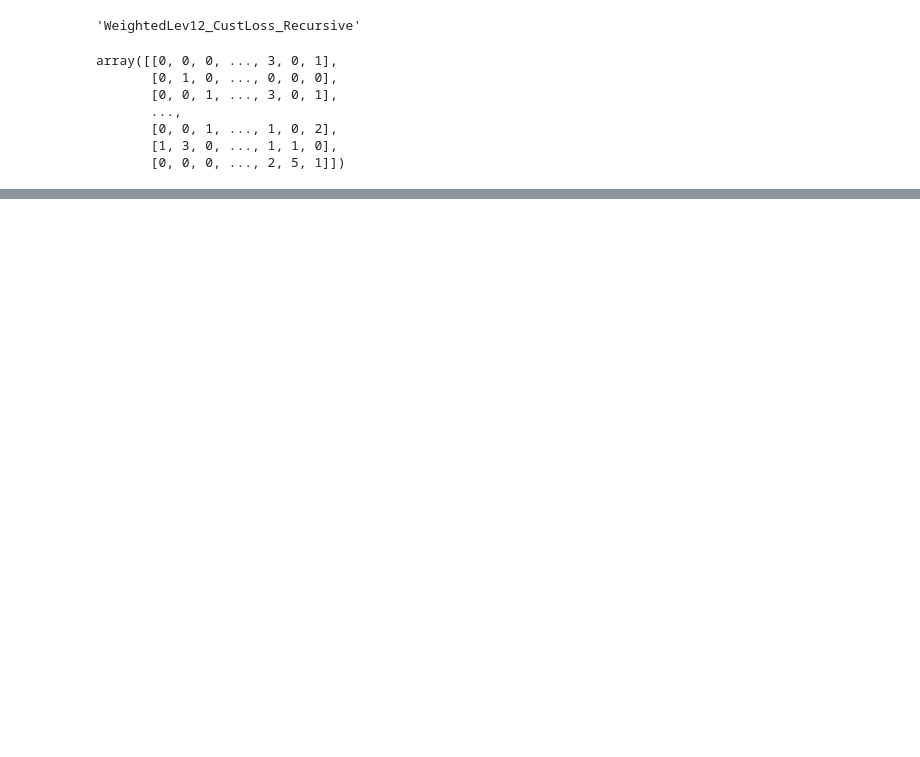
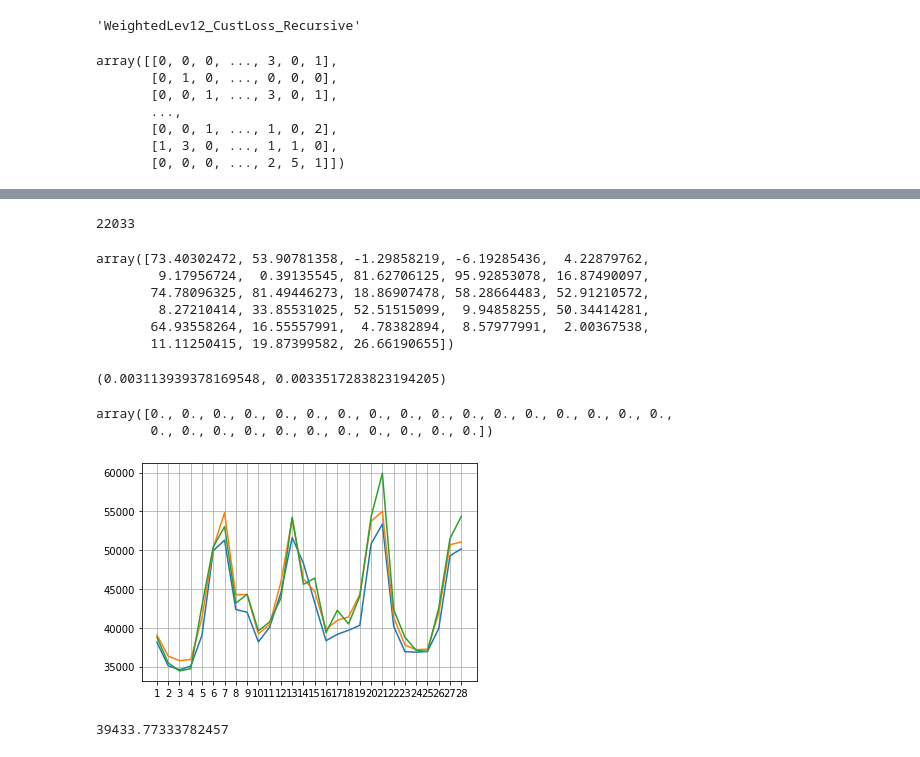
Before and after one commit to ntumm120/M5-Forecasting-Competition, a Jupyter notebook: Custom Loss LGBM.ipynb, the cells around one changed output, grey strips where cells are left out. Cells and saved outputs as stored; diff of their text form; code cells hidden in the pictures; blank space fills up the shorter version.

```diff
--- a/Custom Loss LGBM.ipynb
+++ b/Custom Loss LGBM.ipynb
@@ -312,14 +508,38 @@ np.save("features/training_data.npy", training_data)
+# %%
+preds = 0
+def MSELoss(y_pred, y_true):
+    global preds
+    global num_rounds
+    num_rounds += 1
+    preds = y_pred
+    y_true = y_true.get_label()
+    num_days = int(len(y_pred) / 30490)
+    residual = (y_true - y_pred).astype("float")
+    reshaped = residual.reshape((30490, num_days))
+    if num_rounds < 700:
+        return tuple(level12MSE(reshaped, num_days, weights = np.power(m5.weights[12] / m5.weights[12].max(), 0.3), p = 1.0)
+                     + level9MSE(reshaped, num_days, p = 1.0, weights = m5.weights[9]))
+    elif num_rounds < 1000:
+        return tuple(level9MSE(reshaped, num_days, p = 1.0, weights = m5.weights[9]) +
+                     level1MSE(reshaped, num_days, p = 1 / 30490.) +
+                     level12MSE(reshaped, num_days, p = 0.8, weights = np.power(m5.weights[12] / m5.weights[12].max(), 0.6)))
+    else:
+        return tuple(level12MSE(reshaped, num_days, p = 0.6, weights = np.power(m5.weights[12] / m5.weights[12].max(), 1.0)) +
+                     level10MSE(reshaped, num_days, p = 0.1, weights = m5.weights[10]) +
+                     level4MSE(reshaped, num_days, p = 1 / 14000., weights = m5.weights[4]))
 # %%
 %%time
+num_rounds = 0
 model = lgb.train(params,
                   training_dataset,
                   categorical_feature=categories,
-                  num_boost_round=4000,
+                  num_boost_round=500,
                   valid_sets = [val_dataset],
-                  fobj=level12Weighted,
-                  feval = lambda y_pred, y_true: [byLevelWRMSSE(y_pred, y_true, level) for level in [1, 3, 6, 10, 12]],
-                  early_stopping_rounds=100,
+                  fobj=MSELoss,
+                  feval = lambda y_pred, y_true: [byLevelWRMSSE(y_pred, y_true, level) for level in [0, 1, 3, 6, 9, 12]] + [getNormal(y_pred, y_true)],
+                  early_stopping_rounds=120,
                   verbose_eval=3,
+                  valid_names=None,
                   learning_rates=learningRate
                  )
 # %% [output]
@@ -573,0 +885,14 @@ df.iloc[:, 6:]
+# %%
+temp_count = 0
+mod_preds = m5.transformer[12](predictions)
+mod_actuals = m5.transformer[12](m5.actuals)
+arr1 = np.square(mod_preds - mod_actuals)
+arr2 = np.square(np.round(m5.transformer[12](predictions)) - m5.transformer[12](m5.actuals))
+for idx in range(30490):
+    a = arr1[idx].sum()
+    b = arr2[idx].sum()
+    if a < b:
+        temp_count += 1
+print(temp_count)
+# %% [output]
+22033
@@ -573,0 +917,33 @@ df.iloc[:, 6:]
+# %%
+fudger = 3049 * 8 + 2297
+predictions[fudger]
+# %% [output]
+array([73.40302472, 53.90781358, -1.29858219, -6.19285436,  4.22879762,
+        9.17956724,  0.39135545, 81.62706125, 95.92853078, 16.87490097,
+       74.78096325, 81.49446273, 18.86907478, 58.28664483, 52.91210572,
+        8.27210414, 33.85531025, 52.51515099,  9.94858255, 50.34414281,
+       64.93558264, 16.55557991,  4.78382894,  8.57977991,  2.00367538,
+       11.11250415, 19.87399582, 26.66190655])
+# %%
+compare(predictions)
+# %% [output]
+(0.003113939378169548, 0.0033517283823194205)
+# %%
+predictions[fudger]
+# %% [output]
+array([0., 0., 0., 0., 0., 0., 0., 0., 0., 0., 0., 0., 0., 0., 0., 0., 0.,
+       0., 0., 0., 0., 0., 0., 0., 0., 0., 0., 0.])
+# %%
+level = 1
+plt.plot(range(1,29), [np.sum(m5.transformer[level](predictions), axis = 0)[day] for day in range(28)])
+plt.plot(range(1,29), [np.sum(m5.transformer[level](bestModel), axis = 0)[day] for day in range(28)])
+plt.plot(range(1,29), [np.sum(m5.transformer[level](m5.actuals), axis = 0)[day] for day in range(28)])
+plt.xticks(range(1,29))
+
+plt.grid(True)
+# %% [output]
+[figure, added]
+# %%
+np.sum(m5.transformer[1](predictions), axis=0)
+# %% [output]
+39433.77333782457
```
Also changed, not shown: parts of 99 cells of this notebook, 9 other files.
